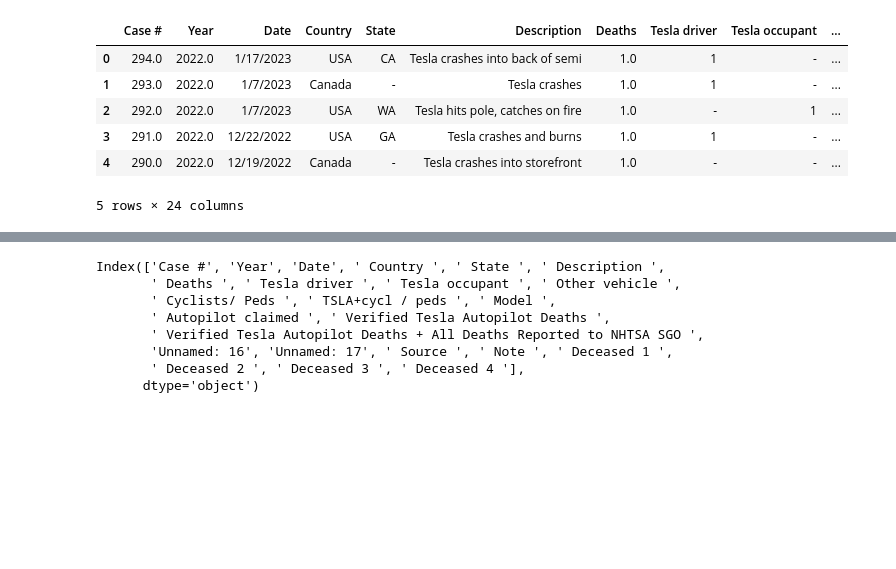
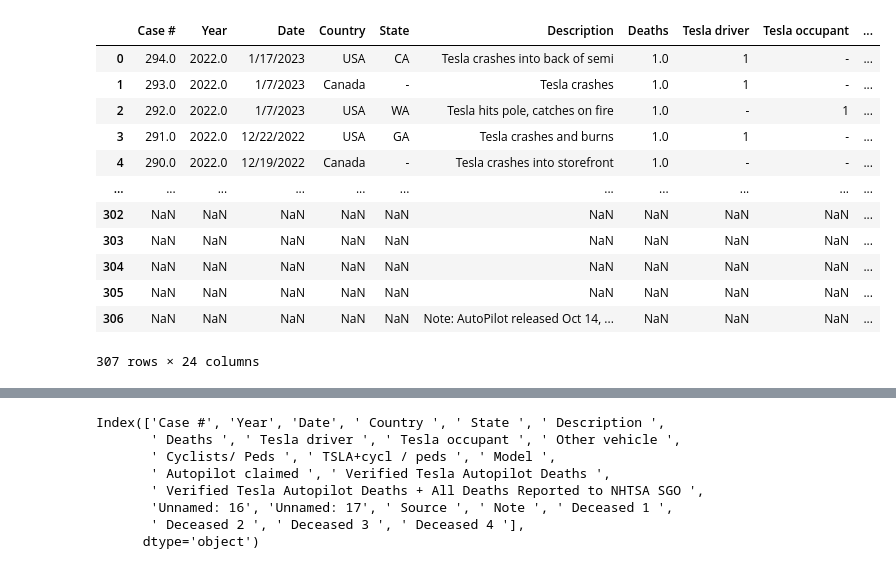
Before and after one commit to VincentGordon-Data-Analyst/project-3-challenge, a Jupyter notebook: tesla_df.ipynb, the cells around one changed output, grey strips where cells are left out. Cells and saved outputs as stored; diff of their text form; code cells hidden in the pictures; blank space fills up the shorter version.

```diff
--- a/tesla_df.ipynb
+++ b/tesla_df.ipynb
@@ -6,15 +6,21 @@ file = "Resources/tesla_data.csv"
 # %%
 df = pd.read_csv(file, encoding="ISO-8859-1");
 
-df.head()
+df
 # %% [output]
 |  | Case # | Year | Date | Country | State | Description | Deaths | Tesla driver | Tesla occupant | ... |
 | 0 | 294.0 | 2022.0 | 1/17/2023 | USA | CA | Tesla crashes into back of semi | 1.0 | 1 | - | ... |
 | 1 | 293.0 | 2022.0 | 1/7/2023 | Canada | - | Tesla crashes | 1.0 | 1 | - | ... |
 | 2 | 292.0 | 2022.0 | 1/7/2023 | USA | WA | Tesla hits pole, catches on fire | 1.0 | - | 1 | ... |
 | 3 | 291.0 | 2022.0 | 12/22/2022 | USA | GA | Tesla crashes and burns | 1.0 | 1 | - | ... |
 | 4 | 290.0 | 2022.0 | 12/19/2022 | Canada | - | Tesla crashes into storefront | 1.0 | - | - | ... |
+| ... | ... | ... | ... | ... | ... | ... | ... | ... | ... | ... |
+| 302 | NaN | NaN | NaN | NaN | NaN | NaN | NaN | NaN | NaN | ... |
+| 303 | NaN | NaN | NaN | NaN | NaN | NaN | NaN | NaN | NaN | ... |
+| 304 | NaN | NaN | NaN | NaN | NaN | NaN | NaN | NaN | NaN | ... |
+| 305 | NaN | NaN | NaN | NaN | NaN | NaN | NaN | NaN | NaN | ... |
+| 306 | NaN | NaN | NaN | NaN | NaN | Note: AutoPilot released Oct 14, ... | NaN | NaN | NaN | ... |
-5 rows × 24 columns
+307 rows × 24 columns
 # %%
 df.info()
 # %% [output]
```
Also changed, not shown: parts of 2 cells of this notebook, 2 other files.
